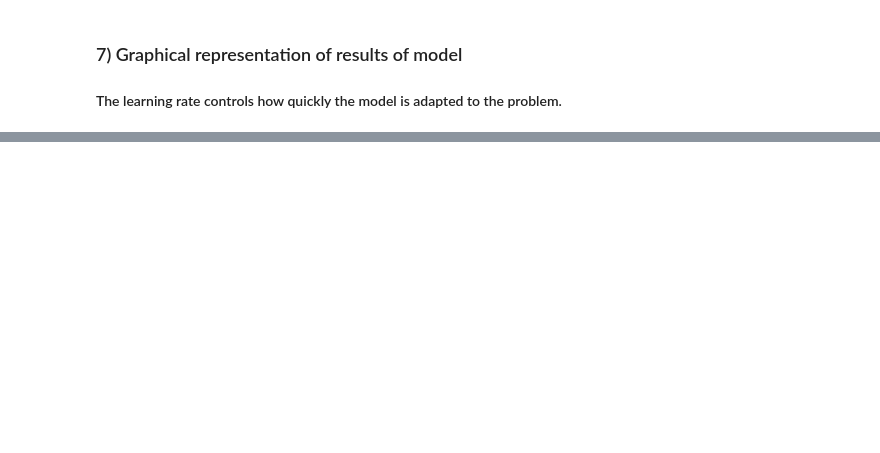
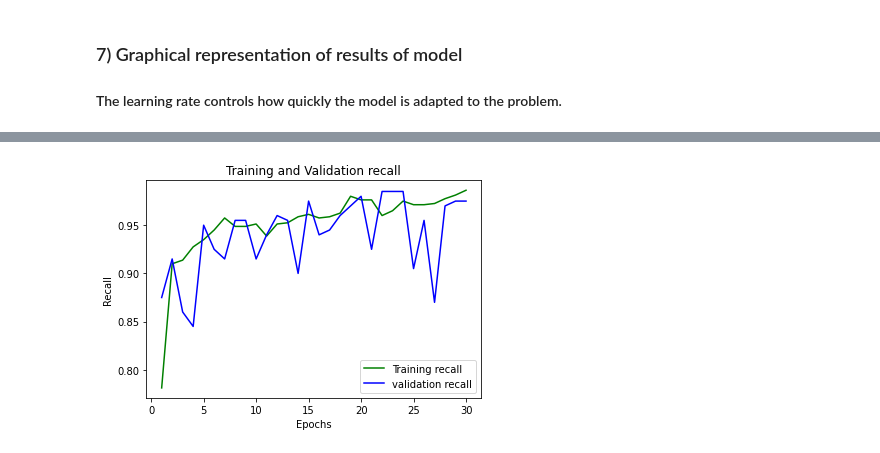
Before and after one commit to UttaraKet1607/Covid19-Detection-Using-CNN, a Jupyter notebook: Covid_19_Detection.ipynb, the cells around one changed output, grey strips where cells are left out. Drawn from its saved outputs; the diff is of its cells as text; code cells hidden in the pictures; blank space fills up the shorter version.

```diff
--- a/Covid_19_Detection.ipynb
+++ b/Covid_19_Detection.ipynb
@@ -178,3 +193,16 @@ plt.show()
+# %%
+recall = history.history['recall']
+val_recall = history.history['val_recall']
+epochs = range(1,31)
+plt.plot(epochs, recall, 'g', label='Training recall')
+plt.plot(epochs, val_recall, 'b', label='validation recall')
+plt.title('Training and Validation recall')
+plt.xlabel('Epochs')
+plt.ylabel('Recall')
+plt.legend()
+plt.show()
+# %% [output]
+[figure, added]
 # %%
 test_generator = generator.flow_from_directory( "/content/COVID/test",target_size=(150,150),class_mode='binary',batch_size=20, seed=42)
 
```
Also changed, not shown: parts of 7 cells of this notebook.
